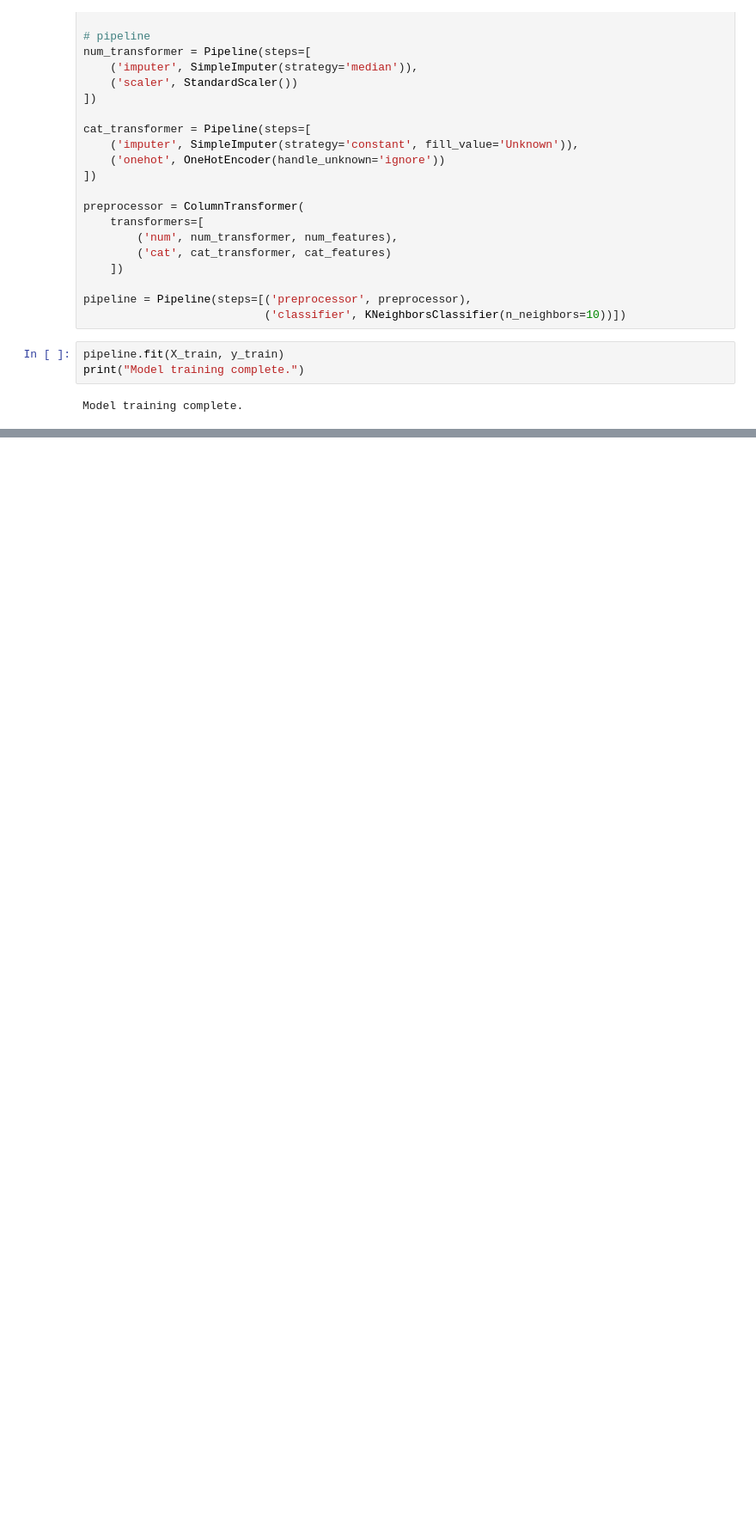
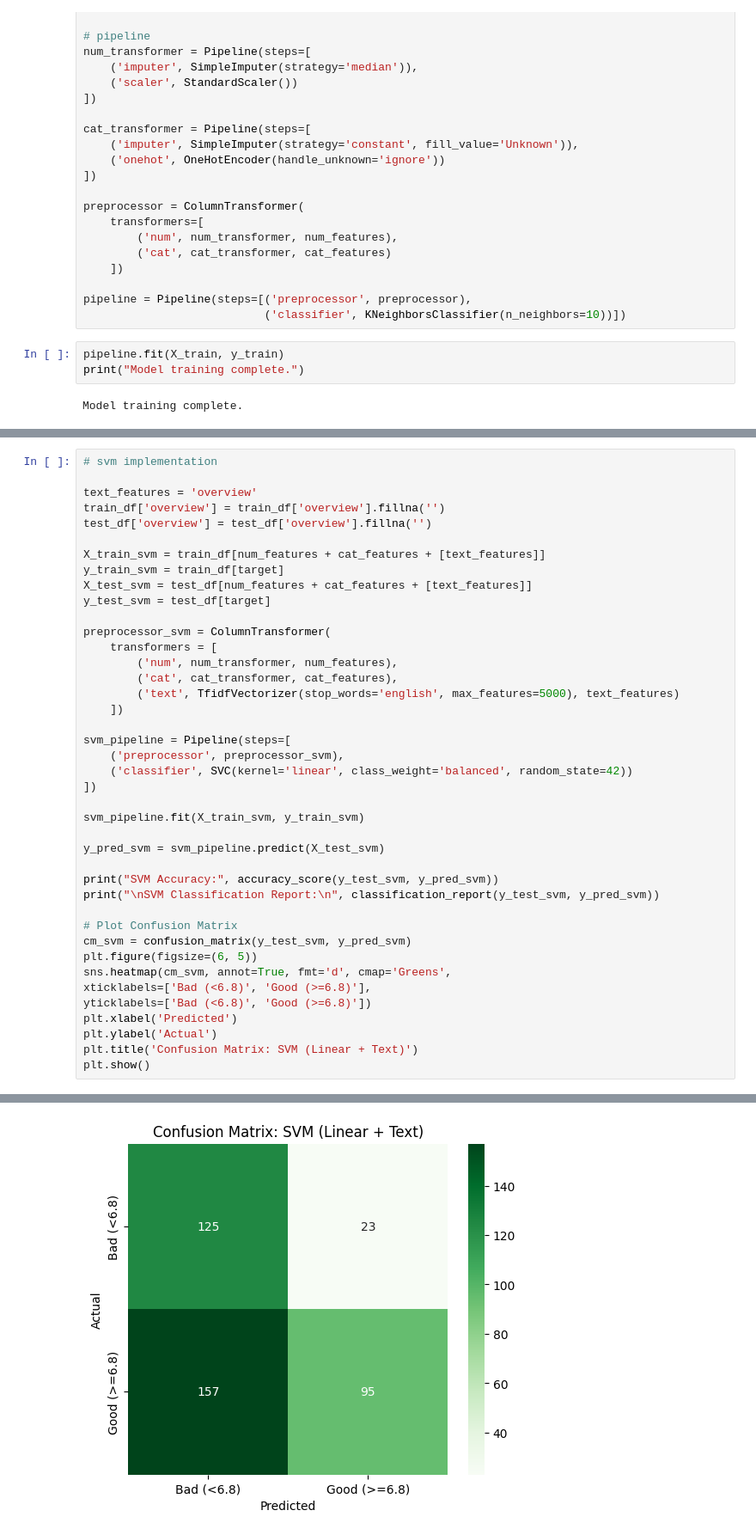
Before and after one commit to shamikkarkhanis/paiml_lab1, a Jupyter notebook: 02_modeling_and_decision.ipynb, the cells around one changed output, grey strips where cells are left out. Shown at 86% size. Drawn from its saved outputs; the diff is of its cells as text; blank space fills up the shorter version.

```diff
--- a/02_modeling_and_decision.ipynb
+++ b/02_modeling_and_decision.ipynb
@@ -106,0 +110,42 @@ weighted avg       0.64      0.58      0.59       400
+# %%
+# svm implementation
+
+text_features = 'overview'
+train_df['overview'] = train_df['overview'].fillna('')
+test_df['overview'] = test_df['overview'].fillna('')
+
+X_train_svm = train_df[num_features + cat_features + [text_features]]
+y_train_svm = train_df[target]
+X_test_svm = test_df[num_features + cat_features + [text_features]]
+y_test_svm = test_df[target]
+
+preprocessor_svm = ColumnTransformer(
+    transformers = [
+        ('num', num_transformer, num_features),
+        ('cat', cat_transformer, cat_features),
+        ('text', TfidfVectorizer(stop_words='english', max_features=5000), text_features)
+    ])
+
+svm_pipeline = Pipeline(steps=[
+    ('preprocessor', preprocessor_svm),
+    ('classifier', SVC(kernel='linear', class_weight='balanced', random_state=42))
+])
+
+svm_pipeline.fit(X_train_svm, y_train_svm)
+
+y_pred_svm = svm_pipeline.predict(X_test_svm)
+
+print("SVM Accuracy:", accuracy_score(y_test_svm, y_pred_svm))
+print("\nSVM Classification Report:\n", classification_report(y_test_svm, y_pred_svm))
+
+# Plot Confusion Matrix
+cm_svm = confusion_matrix(y_test_svm, y_pred_svm)
+plt.figure(figsize=(6, 5))
+sns.heatmap(cm_svm, annot=True, fmt='d', cmap='Greens',
+xticklabels=['Bad (<6.8)', 'Good (>=6.8)'],
+yticklabels=['Bad (<6.8)', 'Good (>=6.8)'])
+plt.xlabel('Predicted')
+plt.ylabel('Actual')
+plt.title('Confusion Matrix: SVM (Linear + Text)')
+plt.show()
+# %% [output]
@@ -106,0 +163 @@ weighted avg       0.64      0.58      0.59       400
+[figure, added]
```
Also changed, not shown: parts of 6 cells of this notebook, 3 other files.
